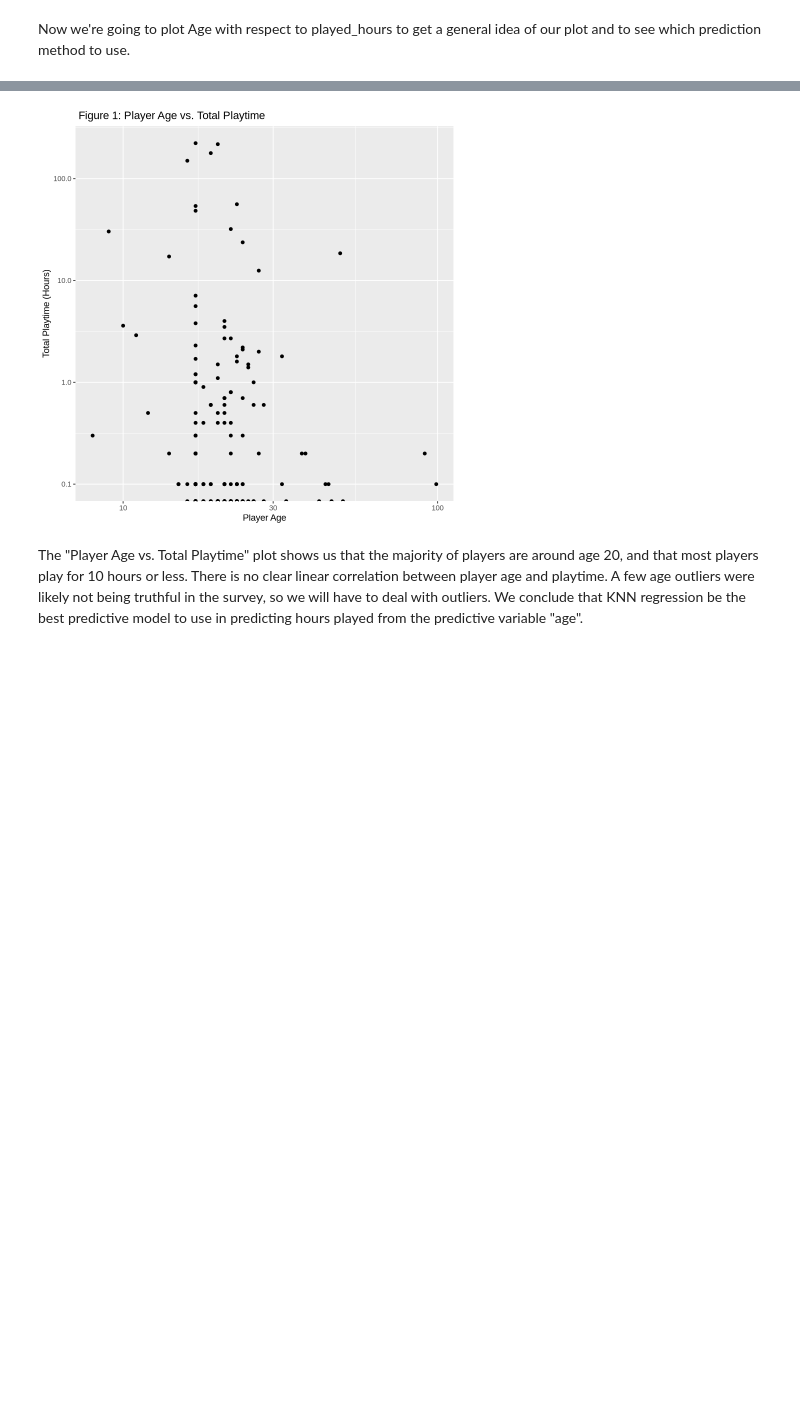
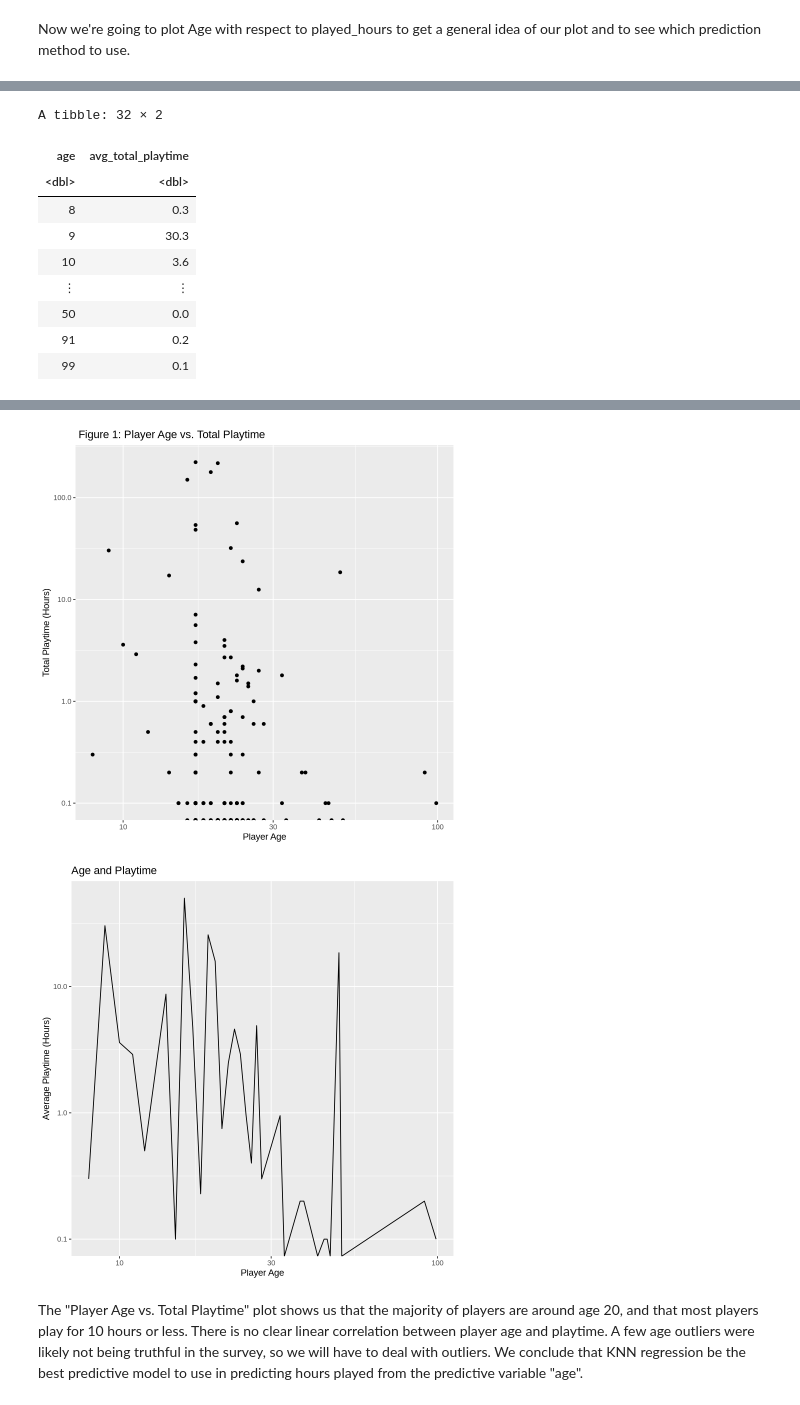
Before and after one commit to alicezh12/Project-Final-Report, a Jupyter notebook: final_project.ipynb, the cells around one changed output, grey strips where cells are left out. Drawn from its saved outputs; the diff is of its cells as text; code cells hidden in the pictures; blank space fills up the shorter version.

Commit message:
New graph

```diff
--- a/final_project.ipynb
+++ b/final_project.ipynb
@@ -117,6 +117,33 @@ labs(x= "Player Age",
     title=" Figure 1: Player Age vs. Total Playtime") +
 geom_point()
 demographics_playtime_plot
+
+# Age Average Plot
+
+age_averages <- players_select |>
+    group_by(age) |>
+    summarize(avg_total_playtime = mean(played_hours))
+
+age_averages
+
+age_avgs_plot <- age_averages |>
+    ggplot(aes (x=age, y = avg_total_playtime)) +
+    scale_x_log10() +
+    scale_y_log10() +
+    labs(x = "Player Age", y = "Average Playtime (Hours)", title = "Age and Playtime") +
+    geom_line()
+
+age_avgs_plot
 # %% [output]
 Warning message in scale_y_log10():
 “log-10 transformation introduced infinite values.”
+A tibble: 32 × 2
+| age | avg_total_playtime |
+| <dbl> | <dbl> |
+| 8 | 0.3 |
+| 9 | 30.3 |
+| 10 | 3.6 |
+| ⋮ | ⋮ |
+| 50 | 0.0 |
+| 91 | 0.2 |
+| 99 | 0.1 |
@@ -123,4 +152,5 @@ Warning message in scale_y_log10():
 [figure]
+[figure, added]
 # %% [markdown]
 The "Player Age vs. Total Playtime" plot shows us that the majority of players are around age 20, and that most players play for 10 hours or less. There is no clear linear correlation between player age and playtime. A few age outliers were likely not being truthful in the survey, so we will have to deal with outliers.
 We conclude that KNN regression be the best predictive model to use in predicting hours played from the predictive variable "age".
```
Also changed, not shown: parts of 6 cells of this notebook.
